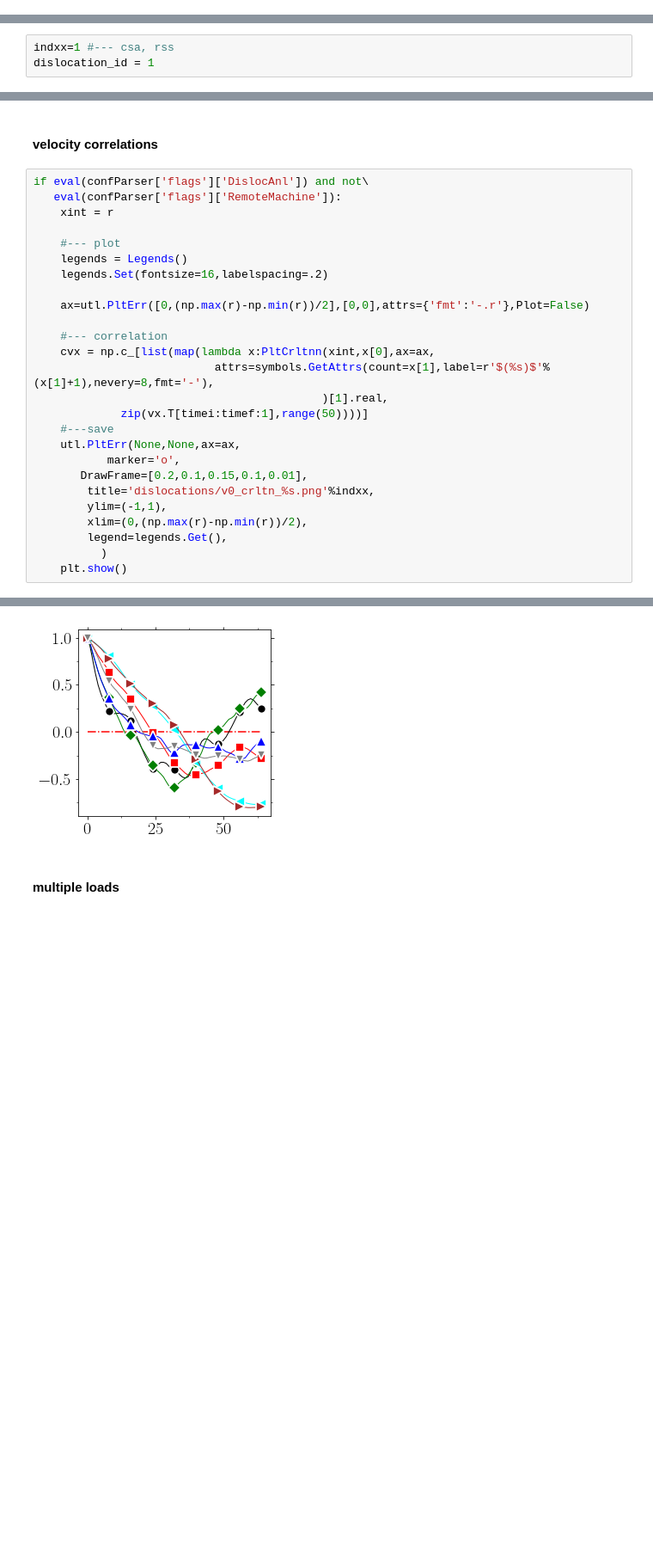
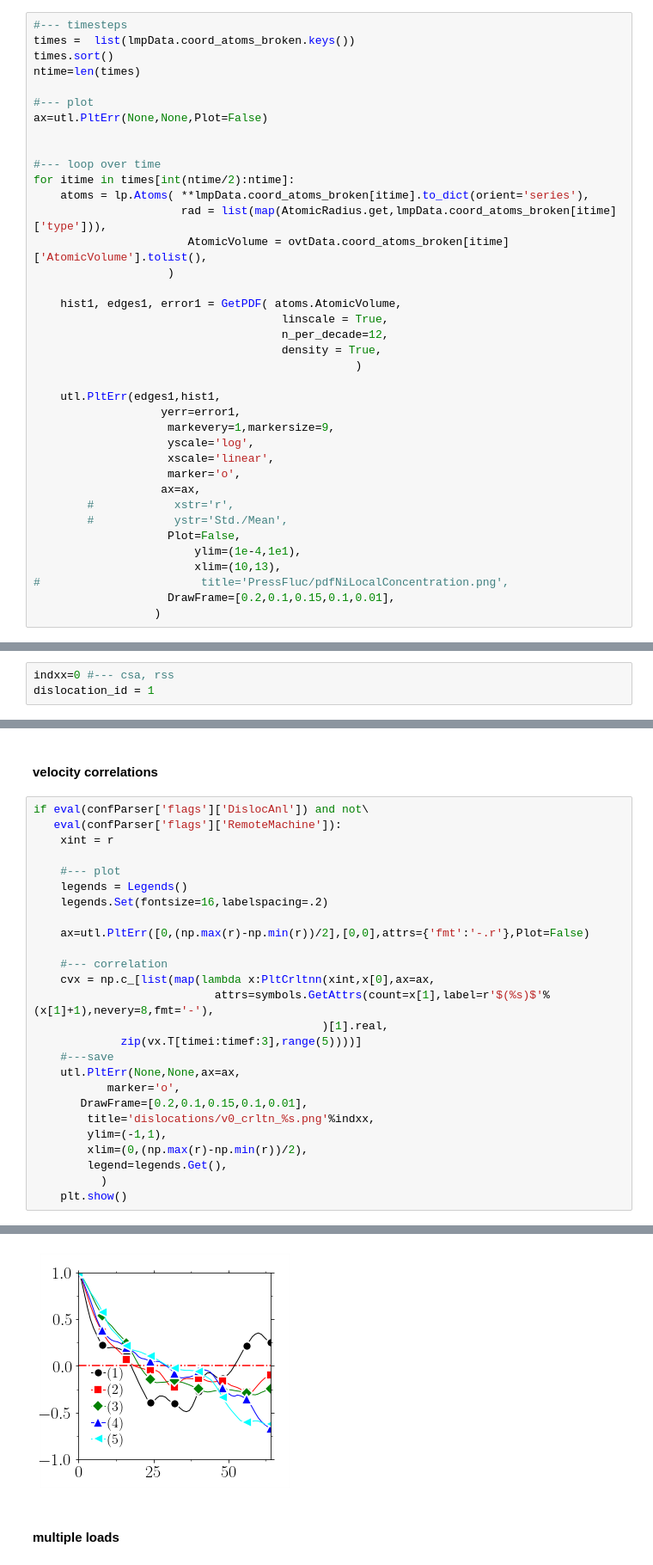
Before and after one commit to kkarimi62/HeaDef, a Jupyter notebook: postprocess/pressFluc2nd.ipynb, the cells around one changed output, grey strips where cells are left out. Shown at 86% size. Saved outputs shown, nothing was run; the diff lists cells and outputs as text; blank space fills up the shorter version.

```diff
--- a/postprocess/pressFluc2nd.ipynb
+++ b/postprocess/pressFluc2nd.ipynb
@@ -594,0 +603,38 @@ if not eval(confParser['flags']['RemoteMachine']):
+# %%
+#--- timesteps
+times =  list(lmpData.coord_atoms_broken.keys())
+times.sort()
+ntime=len(times)
+
+#--- plot
+ax=utl.PltErr(None,None,Plot=False)
+
+
+#--- loop over time
+for itime in times[int(ntime/2):ntime]:
+    atoms = lp.Atoms( **lmpData.coord_atoms_broken[itime].to_dict(orient='series'),
+                      rad = list(map(AtomicRadius.get,lmpData.coord_atoms_broken[itime]['type'])),
+                       AtomicVolume = ovtData.coord_atoms_broken[itime]['AtomicVolume'].tolist(),
+                    )
+
+    hist1, edges1, error1 = GetPDF( atoms.AtomicVolume,
+                                     linscale = True,
+                                     n_per_decade=12,
+                                     density = True,
+                                                )
+
+    utl.PltErr(edges1,hist1,
+                   yerr=error1,
+                    markevery=1,markersize=9,
+                    yscale='log',
+                    xscale='linear',
+                    marker='o',
+                   ax=ax,
+        #            xstr='r',
+        #            ystr='Std./Mean',
+                    Plot=False,
+                        ylim=(1e-4,1e1),
+                        xlim=(10,13),
+#                        title='PressFluc/pdfNiLocalConcentration.png',
+                    DrawFrame=[0.2,0.1,0.15,0.1,0.01],
+                  )
@@ -3042,7 +3149,7 @@ v.shape= (1, 130)
 ### Plot
 #### mean velocity
 # %%
-indxx=1 #--- csa, rss
+indxx=0 #--- csa, rss
 dislocation_id = 1
 # %%
 if eval(confParser['flags']['DislocAnl']) and not\
@@ -3193,7 +3313,7 @@ if eval(confParser['flags']['DislocAnl']) and not\
     cvx = np.c_[list(map(lambda x:PltCrltnn(xint,x[0],ax=ax,
                            attrs=symbols.GetAttrs(count=x[1],label=r'$(%s)$'%(x[1]+1),nevery=8,fmt='-'),
                                            )[1].real,
-             zip(vx.T[timei:timef:1],range(50))))]
+             zip(vx.T[timei:timef:3],range(5))))]
     #---save
     utl.PltErr(None,None,ax=ax,
            marker='o',
@@ -3209,4 +3328,4 @@ IndexError: list index out of range
-[figure, old version]
+[figure, new version]
 # %% [markdown]
 #### multiple loads
 # %%
```
Also changed, not shown: parts of 13 cells of this notebook, 2 other files.
